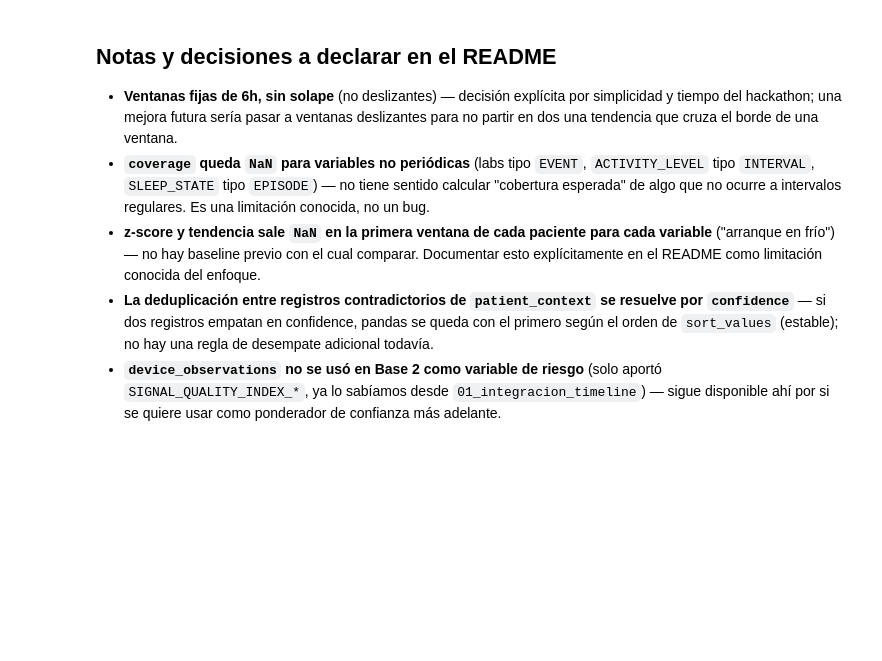
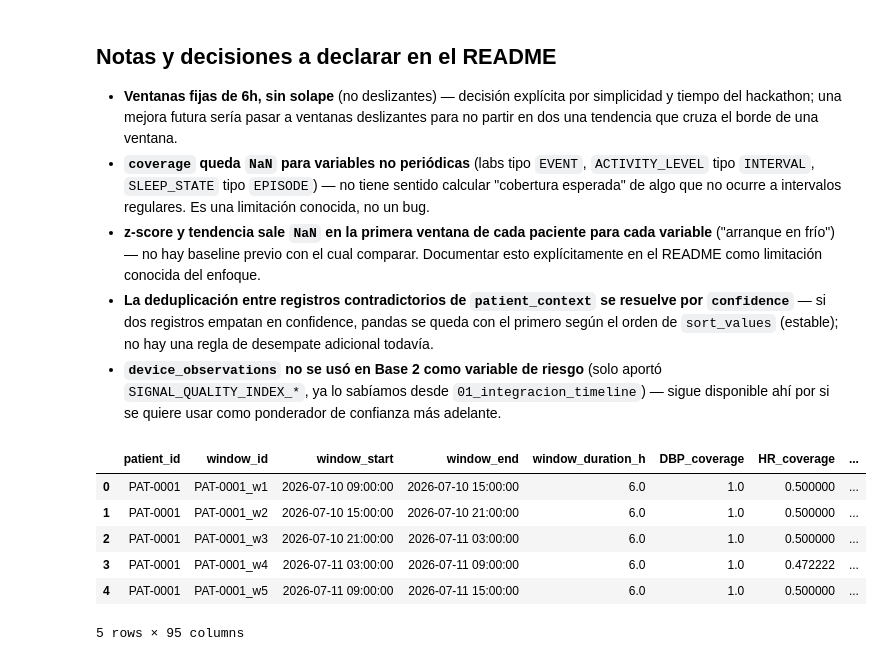
Before and after one commit to isdextre/healthsignal-latam-hackathon, a Jupyter notebook: notebooks/02_features_ventanas.ipynb, the cells around one changed output. Cells and saved outputs as stored; diff of their text form; code cells hidden in the pictures; blank space fills up the shorter version.

```diff
--- a/notebooks/02_features_ventanas.ipynb
+++ b/notebooks/02_features_ventanas.ipynb
@@ -410,3 +482,13 @@ print(f"Guardado: {out_path}")
 - **`device_observations` no se usó en Base 2 como variable de riesgo** (solo aportó
   `SIGNAL_QUALITY_INDEX_*`, ya lo sabíamos desde `01_integracion_timeline`) — sigue
   disponible ahí por si se quiere usar como ponderador de confianza más adelante.
+# %%
+features_df.head()
+# %% [output]
+|  | patient_id | window_id | window_start | window_end | window_duration_h | DBP_coverage | HR_coverage | ... |
+| 0 | PAT-0001 | PAT-0001_w1 | 2026-07-10 09:00:00 | 2026-07-10 15:00:00 | 6.0 | 1.0 | 0.500000 | ... |
+| 1 | PAT-0001 | PAT-0001_w2 | 2026-07-10 15:00:00 | 2026-07-10 21:00:00 | 6.0 | 1.0 | 0.500000 | ... |
+| 2 | PAT-0001 | PAT-0001_w3 | 2026-07-10 21:00:00 | 2026-07-11 03:00:00 | 6.0 | 1.0 | 0.500000 | ... |
+| 3 | PAT-0001 | PAT-0001_w4 | 2026-07-11 03:00:00 | 2026-07-11 09:00:00 | 6.0 | 1.0 | 0.472222 | ... |
+| 4 | PAT-0001 | PAT-0001_w5 | 2026-07-11 09:00:00 | 2026-07-11 15:00:00 | 6.0 | 1.0 | 0.500000 | ... |
+5 rows × 95 columns
```
Also changed, not shown: parts of 10 cells of this notebook, 2 other files.
